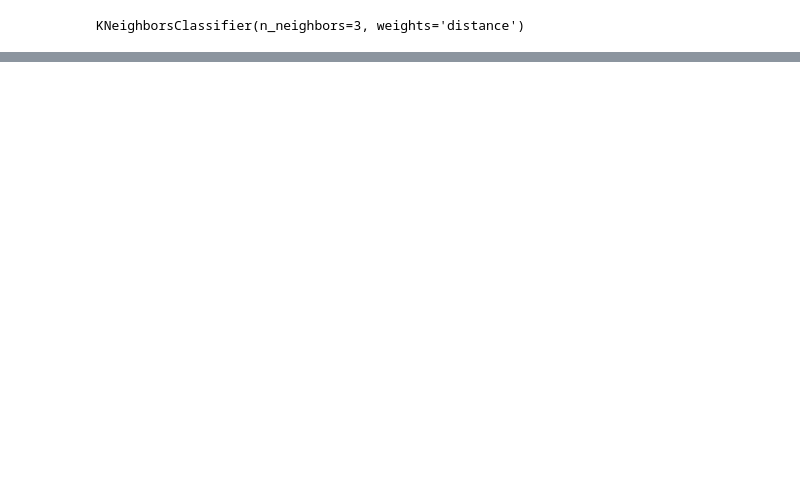
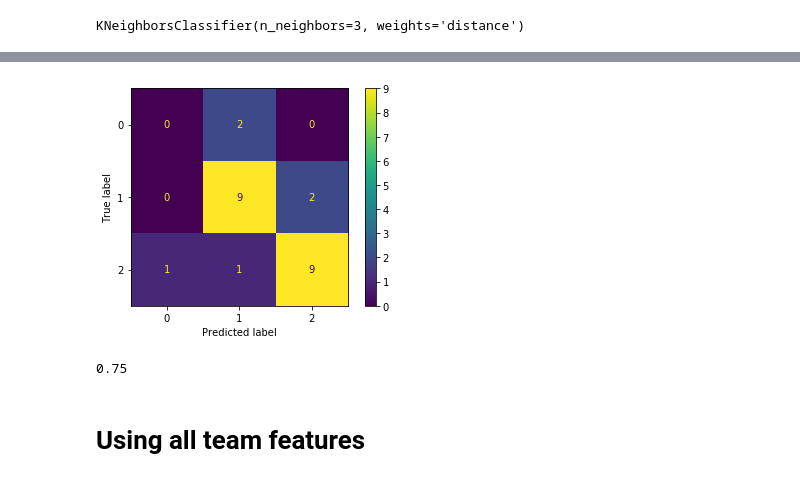
Before and after one commit to AlbertoVelascoMata/course.dsi, a Jupyter notebook: notebooks/Prediction_Testing.ipynb, the cells around one changed output, grey strips where cells are left out. Saved outputs shown, nothing was run; the diff lists cells and outputs as text; code cells hidden in the pictures; blank space fills up the shorter version.

```diff
--- a/notebooks/Prediction_Testing.ipynb
+++ b/notebooks/Prediction_Testing.ipynb
@@ -376,3 +382,22 @@ pred_df
 | 21 | GER | NOR | -1.206175 | 0.056285 | 1.0 | -5.388616 | -3.702451 | 2.0 | 2 | 2 |
 | 22 | GER | POL | -1.206175 | 0.056285 | 1.0 | 5.198268 | -0.543011 | 0.0 | 0 | 1 |
 | 23 | ROU | NOR | 0.652334 | 0.527256 | 4.0 | -5.388616 | -3.702451 | 2.0 | 2 | 2 |
+# %%
+from sklearn.metrics import confusion_matrix
+from sklearn.metrics import plot_confusion_matrix
+
+confusion_matrix = confusion_matrix(pred_df['result'], pred_df['knn'], labels=[0, 1, 2])
+plot_confusion_matrix(
+    clf,
+    test_df[['A_PC1', 'A_PC2', 'A_cluster', 'B_PC1', 'B_PC2', 'B_cluster']],
+    test_df['result'],
+)#normalize='true')
+plt.show()
+
+
+np.diag(confusion_matrix).sum() / confusion_matrix.sum()
+# %% [output]
+[figure, added]
+0.75
+# %% [markdown]
+# Using all team features
```
Also changed, not shown: parts of 21 cells of this notebook.
